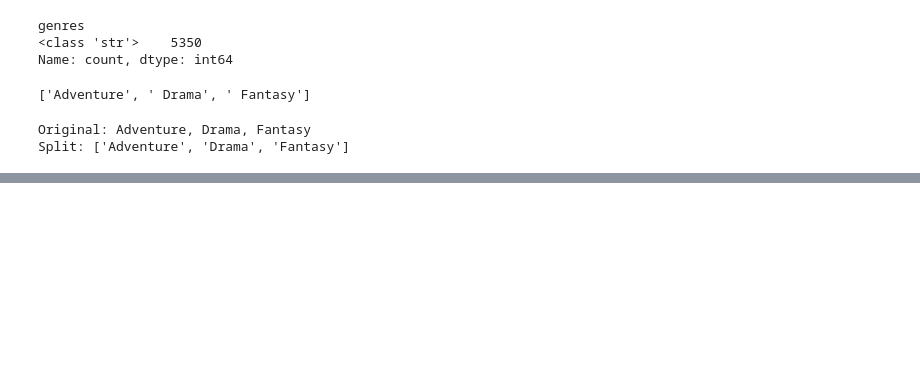
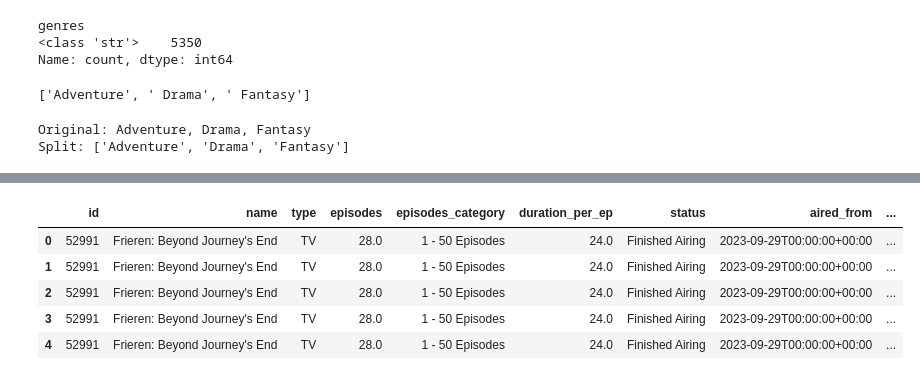
Before and after one commit to Mikayla-ds2/constellation-anime, a Jupyter notebook: data.ipynb, the cells around one changed output, grey strips where cells are left out. Saved outputs shown, nothing was run; the diff lists cells and outputs as text; code cells hidden in the pictures; blank space fills up the shorter version.

```diff
--- a/data.ipynb
+++ b/data.ipynb
@@ -291,0 +312,2 @@ data.head()
+# %%
+data = df.drop(['genres', 'producers', 'studios'], axis=1)
@@ -291,0 +323,11 @@ data.head()
+# %%
+newOrder = ['id', 'name', 'type', 'episodes', 'episodes_category', 'duration_per_ep', 'status', 'aired_from', 'aired_to', 'genre', 'producer', 'studio', 'score', 'scored_by', 'rank', 'rating']
+data = data.reindex(columns=newOrder)
+data.head()
+# %% [output]
+|  | id | name | type | episodes | episodes_category | duration_per_ep | status | aired_from | ... |
+| 0 | 52991 | Frieren: Beyond Journey's End | TV | 28.0 | 1 - 50 Episodes | 24.0 | Finished Airing | 2023-09-29T00:00:00+00:00 | ... |
+| 1 | 52991 | Frieren: Beyond Journey's End | TV | 28.0 | 1 - 50 Episodes | 24.0 | Finished Airing | 2023-09-29T00:00:00+00:00 | ... |
+| 2 | 52991 | Frieren: Beyond Journey's End | TV | 28.0 | 1 - 50 Episodes | 24.0 | Finished Airing | 2023-09-29T00:00:00+00:00 | ... |
+| 3 | 52991 | Frieren: Beyond Journey's End | TV | 28.0 | 1 - 50 Episodes | 24.0 | Finished Airing | 2023-09-29T00:00:00+00:00 | ... |
+| 4 | 52991 | Frieren: Beyond Journey's End | TV | 28.0 | 1 - 50 Episodes | 24.0 | Finished Airing | 2023-09-29T00:00:00+00:00 | ... |
```
Also changed, not shown: parts of 8 cells of this notebook, 2 other files.
